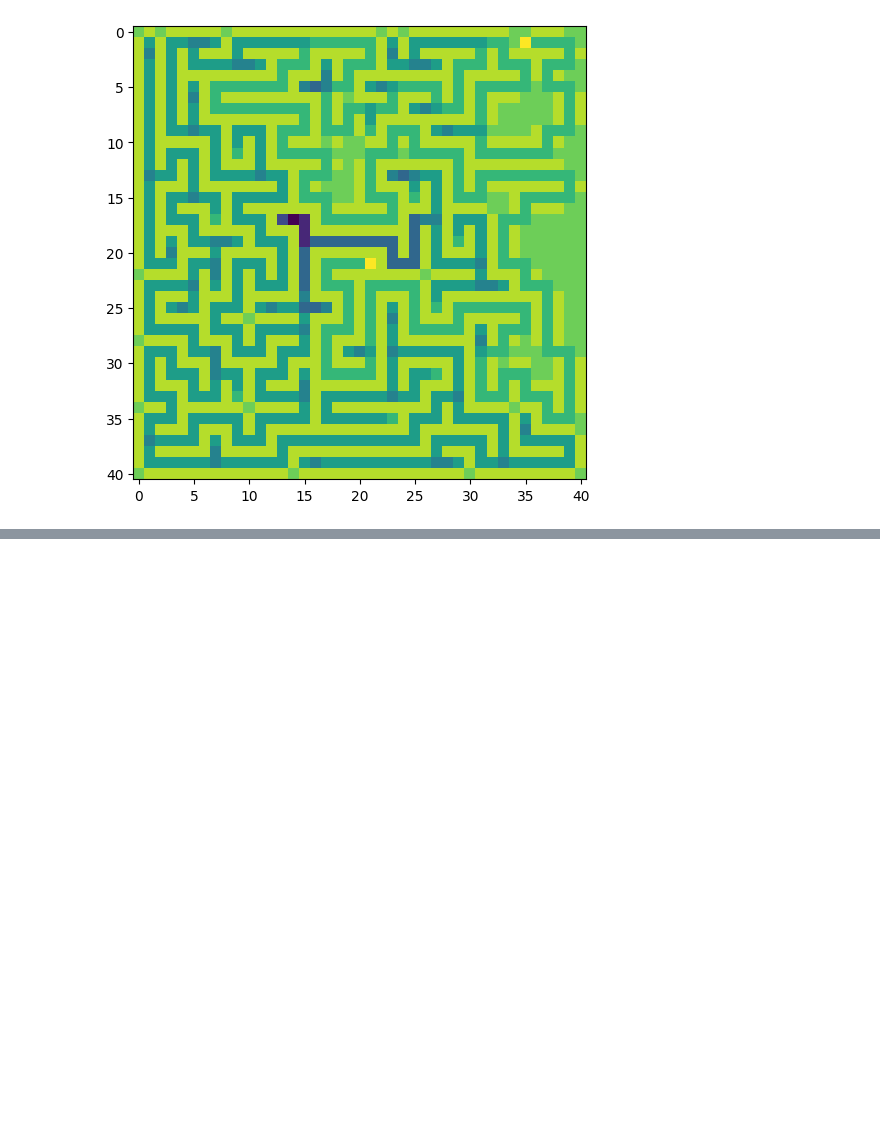
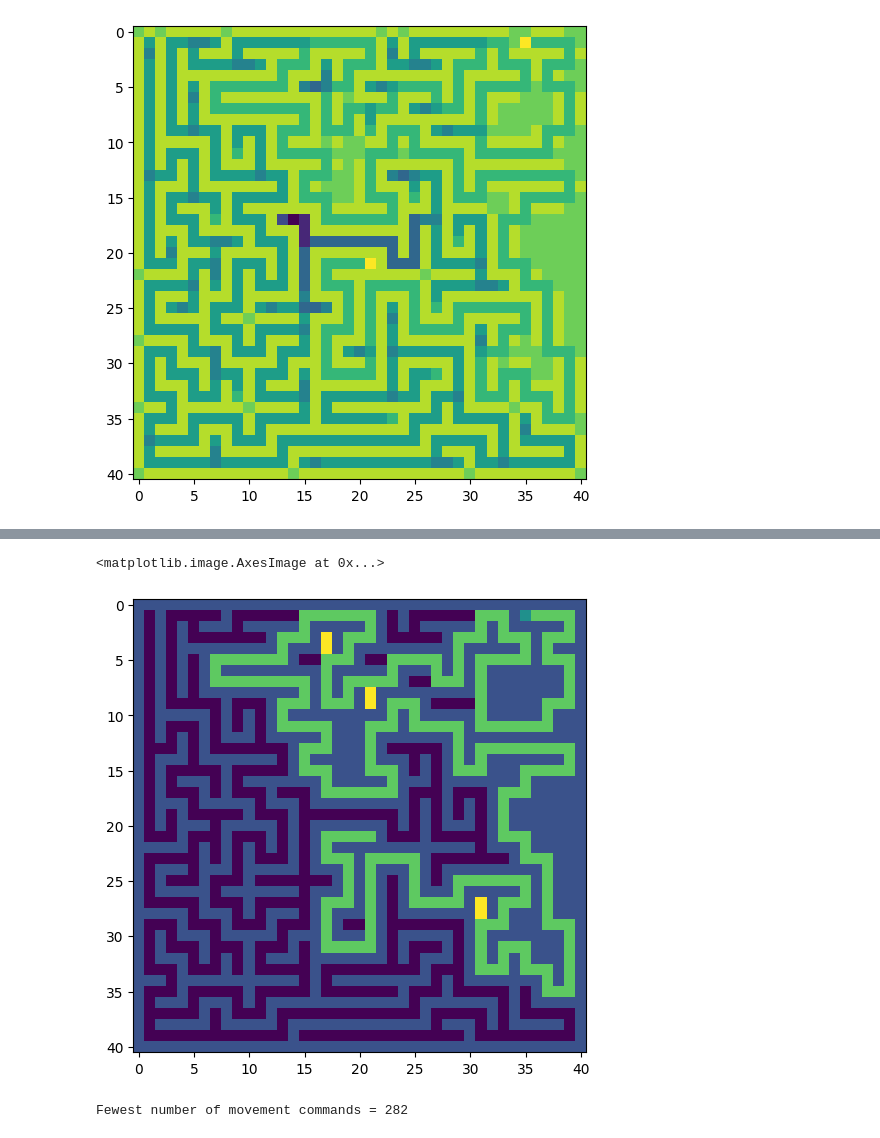
Before and after one commit to marcodelmastro/AdventOfCode2019, a Jupyter notebook: Day 15.ipynb, the cells around one changed output, grey strips where cells are left out. Saved outputs shown, nothing was run; the diff lists cells and outputs as text; code cells hidden in the pictures; blank space fills up the shorter version.

```diff
--- a/Day 15.ipynb
+++ b/Day 15.ipynb
@@ -152,0 +201,11 @@ plt.imshow(np.flip(maze,0))
+# %%
+fig = plt.figure(figsize=(6, 6), dpi=100)
+plt.imshow(np.flip(maze,0))
+# %% [output]
+<matplotlib.image.AxesImage at 0x...>
+[figure, added]
+# %%
+bestpath = int((maze[maze==SEEN]/3.).sum())
+print("Fewest number of movement commands =",bestpath)
+# %% [output]
+Fewest number of movement commands = 282
```
Also changed, not shown: parts of 6 cells of this notebook.
